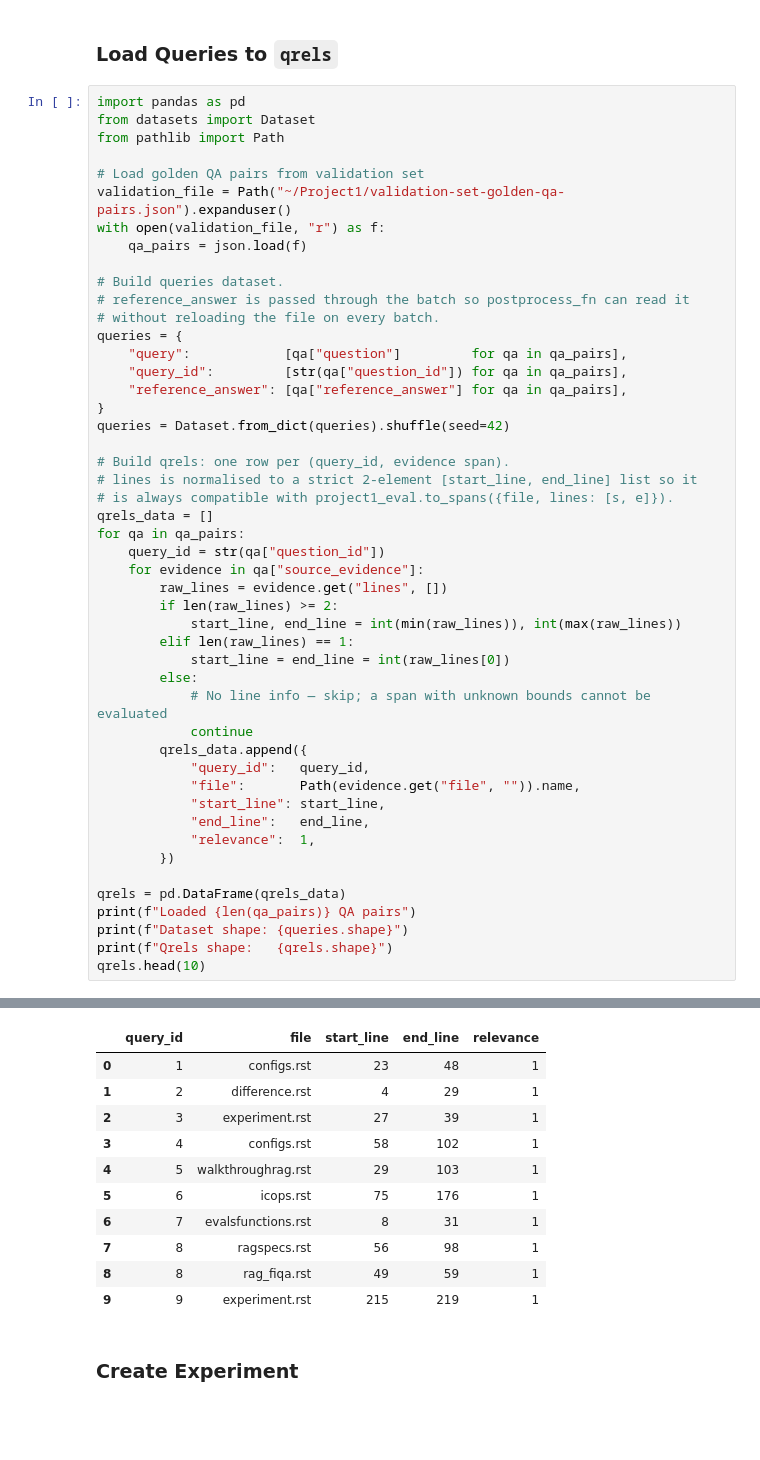
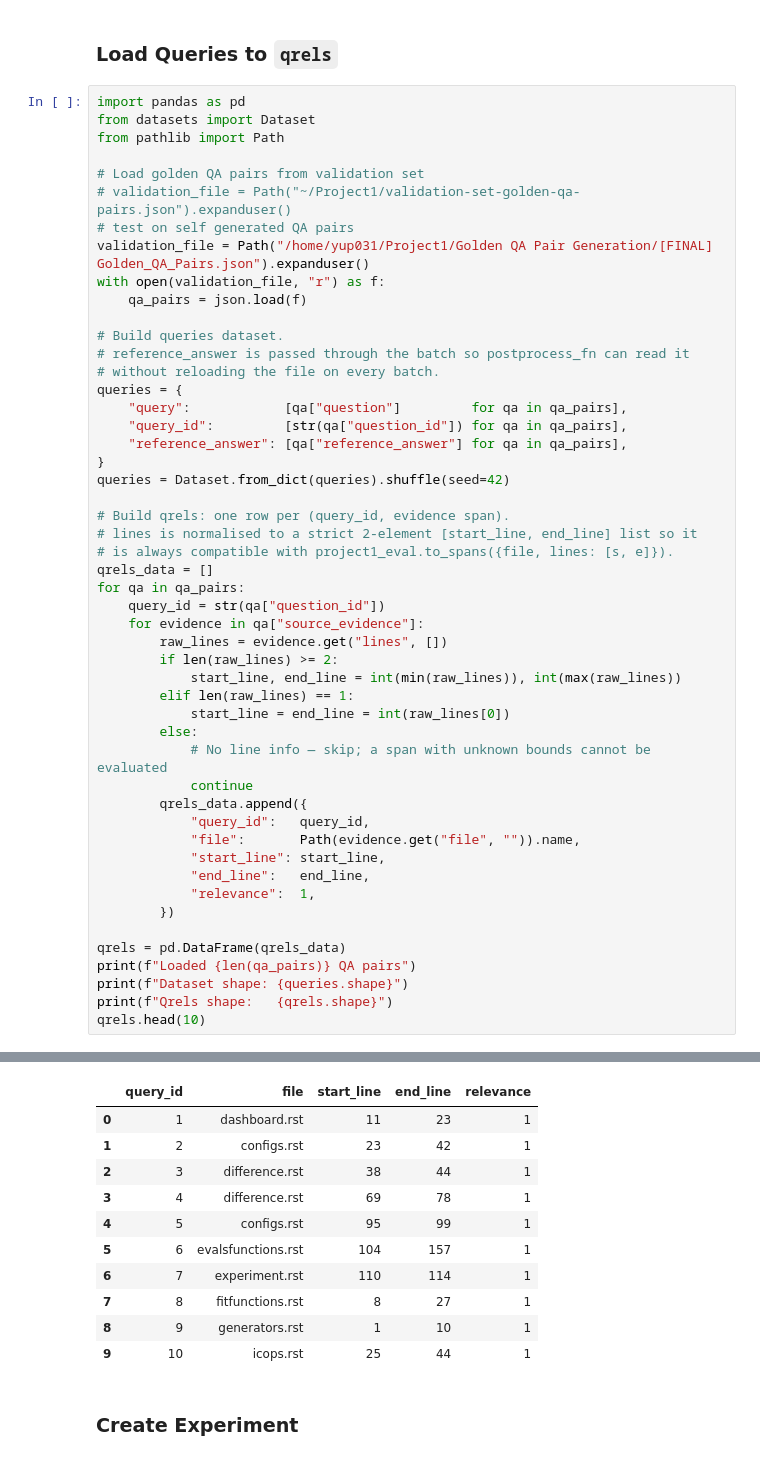
Before and after one commit to panxyz123/RAG-Context-Engineering-Project, a Jupyter notebook: RAG_Experiments_merge.ipynb, the cells around one changed output, grey strips where cells are left out. Saved outputs shown, nothing was run; the diff lists cells and outputs as text; blank space fills up the shorter version.

```diff
--- a/RAG_Experiments_merge.ipynb
+++ b/RAG_Experiments_merge.ipynb
@@ -58,7 +58,9 @@ from datasets import Dataset
 from pathlib import Path
 
 # Load golden QA pairs from validation set
-validation_file = Path("~/Project1/validation-set-golden-qa-pairs.json").expanduser()
+# validation_file = Path("~/Project1/validation-set-golden-qa-pairs.json").expanduser()
+# test on self generated QA pairs
+validation_file = Path("/home/yup031/Project1/Golden QA Pair Generation/[FINAL] Golden_QA_Pairs.json").expanduser()
 with open(validation_file, "r") as f:
     qa_pairs = json.load(f)
 
@@ -107,14 +109,14 @@ Qrels shape:   (52, 5)
 |  | query_id | file | start_line | end_line | relevance |
-| 0 | 1 | configs.rst | 23 | 48 | 1 |
-| 1 | 2 | difference.rst | 4 | 29 | 1 |
-| 2 | 3 | experiment.rst | 27 | 39 | 1 |
-| 3 | 4 | configs.rst | 58 | 102 | 1 |
-| 4 | 5 | walkthroughrag.rst | 29 | 103 | 1 |
-| 5 | 6 | icops.rst | 75 | 176 | 1 |
-| 6 | 7 | evalsfunctions.rst | 8 | 31 | 1 |
-| 7 | 8 | ragspecs.rst | 56 | 98 | 1 |
-| 8 | 8 | rag_fiqa.rst | 49 | 59 | 1 |
-| 9 | 9 | experiment.rst | 215 | 219 | 1 |
+| 0 | 1 | dashboard.rst | 11 | 23 | 1 |
+| 1 | 2 | configs.rst | 23 | 42 | 1 |
+| 2 | 3 | difference.rst | 38 | 44 | 1 |
+| 3 | 4 | difference.rst | 69 | 78 | 1 |
+| 4 | 5 | configs.rst | 95 | 99 | 1 |
+| 5 | 6 | evalsfunctions.rst | 104 | 157 | 1 |
+| 6 | 7 | experiment.rst | 110 | 114 | 1 |
+| 7 | 8 | fitfunctions.rst | 8 | 27 | 1 |
+| 8 | 9 | generators.rst | 1 | 10 | 1 |
+| 9 | 10 | icops.rst | 25 | 44 | 1 |
 # %% [markdown]
 ### Create Experiment
 # %%
```
Also changed, not shown: parts of 11 cells of this notebook, 7 other files.
